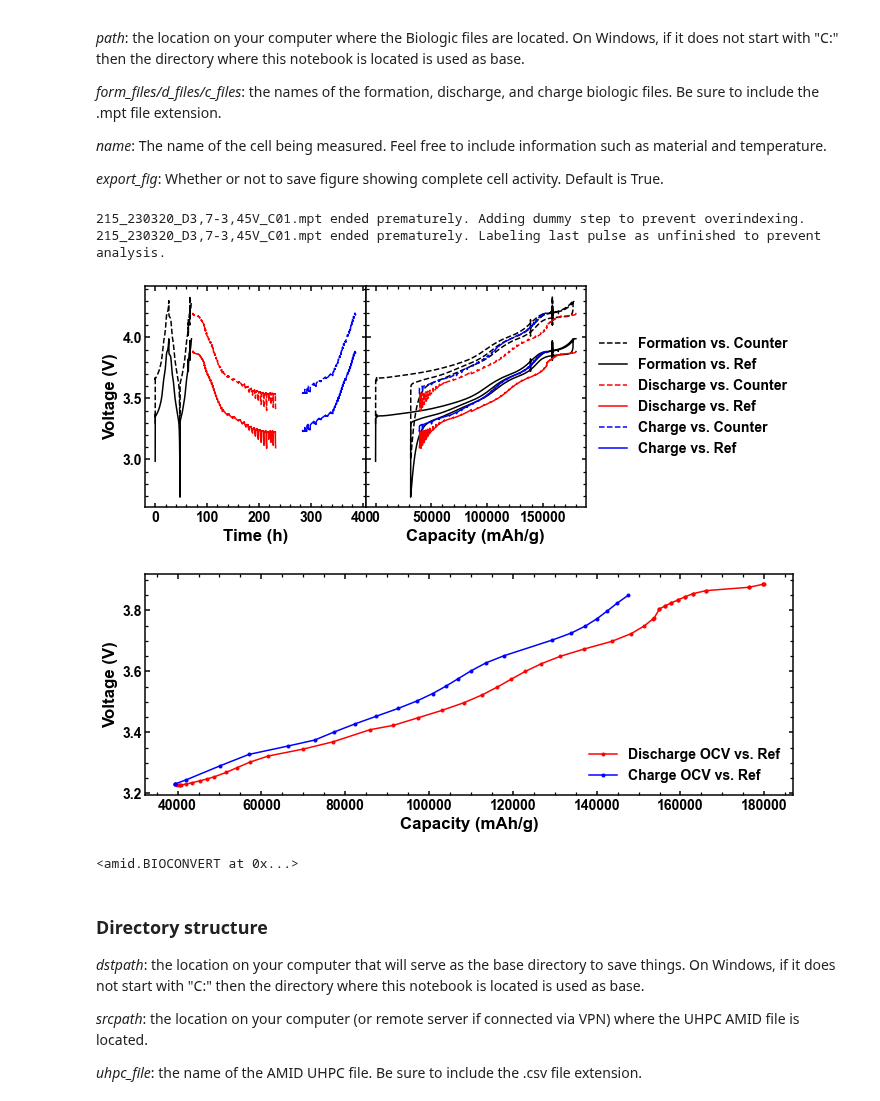
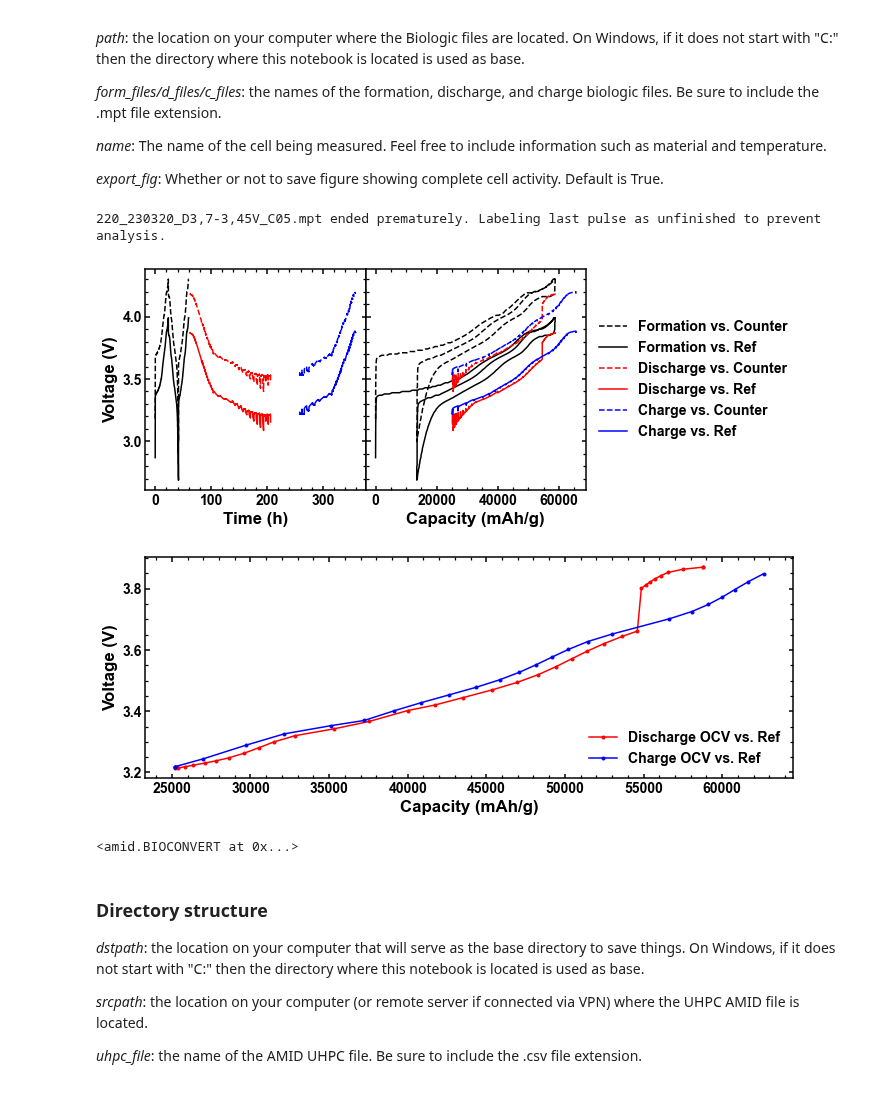
Before and after one commit to mmemcormier/amid, a Jupyter notebook: amid-dev-mb.ipynb, the cells around one changed output. Cells and saved outputs as stored; diff of their text form; code cells hidden in the pictures.

```diff
--- a/amid-dev-mb.ipynb
+++ b/amid-dev-mb.ipynb
@@ -26,18 +26,17 @@ Biologic files must first be pre-processed to generate UHPC style files capable
 # %%
 from amid import BIOCONVERT
 
-path = 'C:/Users/Mitch/Lab/Commercial Material/Zhenhua/Atlung/Data/215'
-form_files = ['215_230224_C01.mpt']
-d_files = ['215_230301_D_C01.mpt', '215_230316_D4,2-3,7V_C01.mpt', '215_230320_D3,7-3,45V_C01.mpt']
-c_files = ['215_230324_C3,45-3,7V_C01.mpt', '215_230331_C3,7-4,2V_C01.mpt']
-name = '215 Zhenhua NM9505 30C'
+path = 'C:/Users/Mitch/Lab/Commercial Material/Zhenhua/Atlung/Data/220'
+form_files = ['220_230224_C05.mpt']
+d_files = ['220_230301_D_C05.mpt', '220_230316_D4,2-3,7V_C05.mpt', '220_230320_D3,7-3,45V_C05.mpt']
+c_files = ['220_230324_C3,45-3,7V_C05.mpt', '220_230331_C3,7-4,2V_C05.mpt']
+name = '220 Zhenhua NM9505 30C'
 
 BIOCONVERT(path, form_files, d_files, c_files, name)
 # %% [output]
-215_230320_D3,7-3,45V_C01.mpt ended prematurely. Adding dummy step to prevent overindexing.
-215_230320_D3,7-3,45V_C01.mpt ended prematurely. Labeling last pulse as unfinished to prevent analysis.
+220_230320_D3,7-3,45V_C05.mpt ended prematurely. Labeling last pulse as unfinished to prevent analysis.
-[figure, old version]
+[figure, new version]
-[figure, old version]
+[figure, new version]
 <amid.BIOCONVERT at 0x...>
 # %% [markdown]
 ### Directory structure
```
Also changed, not shown: parts of 6 cells of this notebook, 1 other file.
